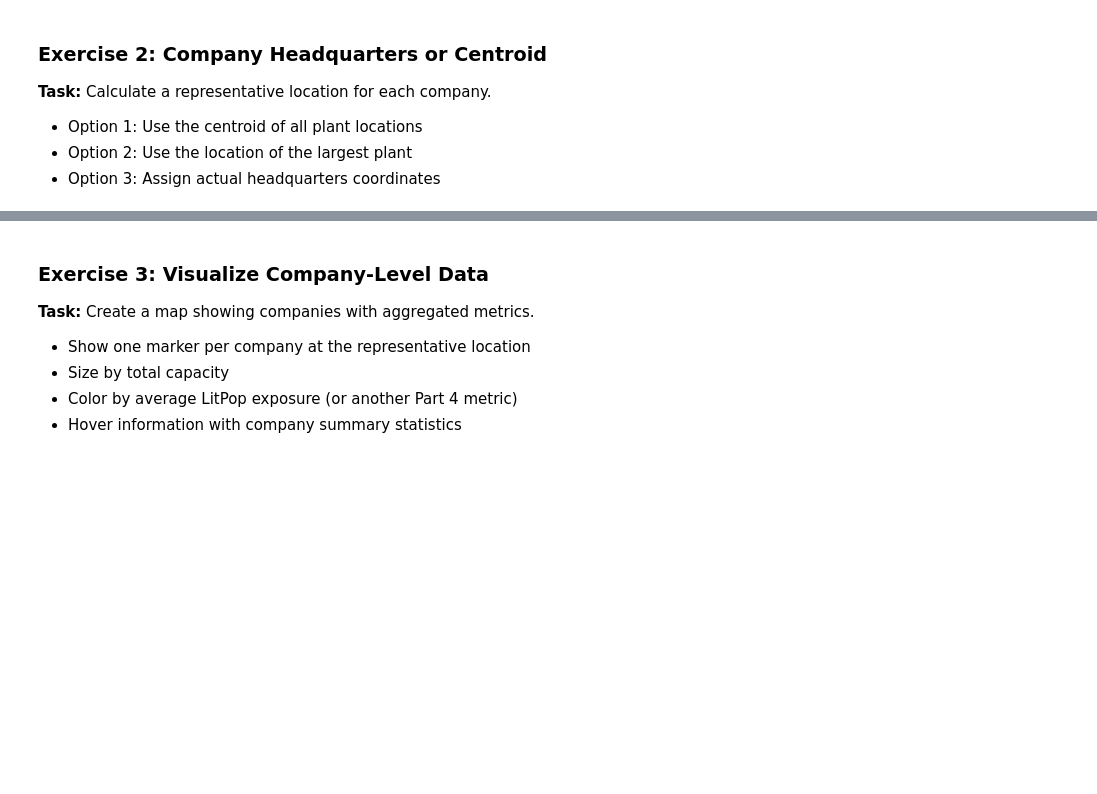
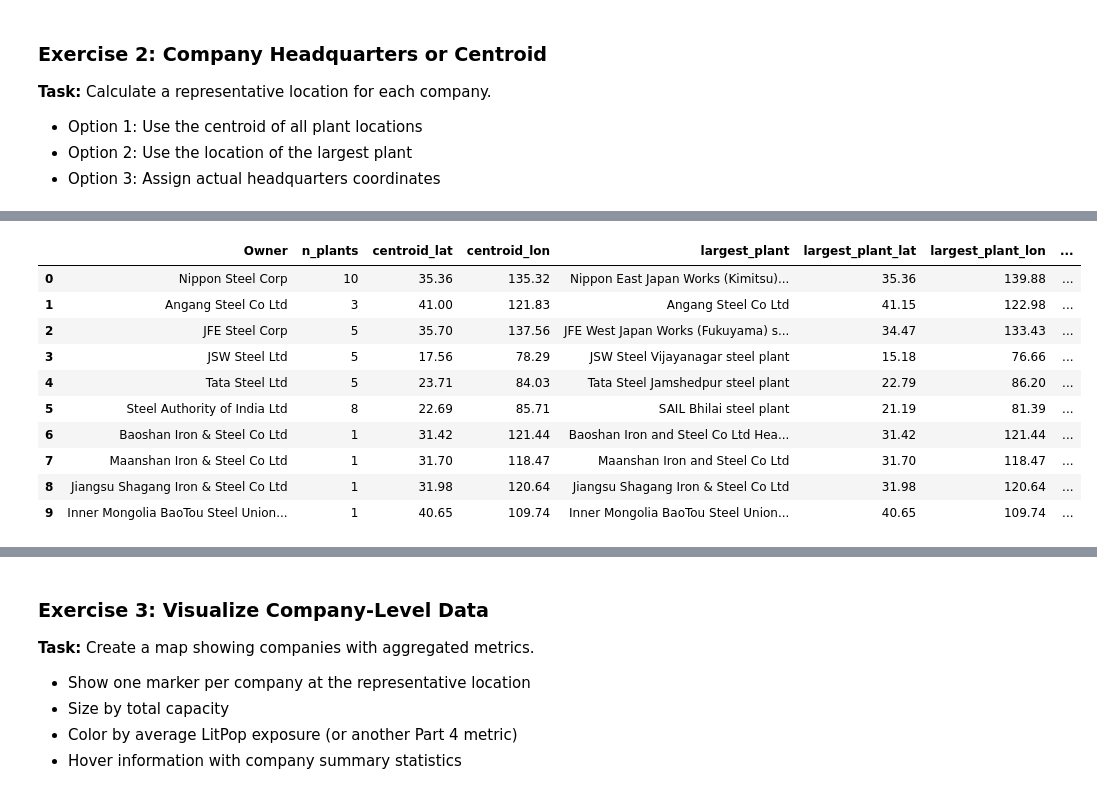
Before and after one commit to Jawadmallat/aidams-lab1-bennjima-gueddas-mallat-sanver-tanaci, a Jupyter notebook: lab_1.ipynb, the cells around one changed output, grey strips where cells are left out. Drawn from its saved outputs; the diff is of its cells as text; code cells hidden in the pictures; blank space fills up the shorter version.

```diff
--- a/lab_1.ipynb
+++ b/lab_1.ipynb
@@ -233,0 +1430,75 @@ Aggregate data at the company level to analyze corporate footprints — includin
+# %%
+# Calculate company representative locations
+#
+# Option 1 (centroid) and Option 2 (largest plant) are both computed. The
+# centroid is a spherical mean -- averaging degrees directly is wrong near the
+# antimeridian, and is inaccurate even away from it.
+
+def spherical_centroid(lat_deg: np.ndarray, lon_deg: np.ndarray) -> tuple[float, float]:
+    """Mean position on a sphere, via 3-D unit vectors."""
+    lat, lon = np.radians(lat_deg), np.radians(lon_deg)
+    x = np.mean(np.cos(lat) * np.cos(lon))
+    y = np.mean(np.cos(lat) * np.sin(lon))
+    z = np.mean(np.sin(lat))
+    return (np.degrees(np.arctan2(z, np.hypot(x, y))),
+            np.degrees(np.arctan2(y, x)))
+
+
+centroids = (
+    plants_merged.groupby("Owner")
+    .apply(lambda g: pd.Series(spherical_centroid(g["Latitude"].to_numpy(dtype="float64"),
+                                                  g["Longitude"].to_numpy(dtype="float64")),
+                               index=["centroid_lat", "centroid_lon"]),
+           include_groups=False)
+    .reset_index()
+)
+
+# Option 2: the company's largest plant by capacity (NaN capacity sorts last).
+largest = (
+    plants_merged.sort_values("capacity_ttpa", ascending=False, na_position="last")
+    .groupby("Owner", as_index=False)
+    .first()[["Owner", "Plant name (English)", "Latitude", "Longitude", "capacity_ttpa"]]
+    .rename(columns={"Plant name (English)": "largest_plant",
+                     "Latitude": "largest_plant_lat",
+                     "Longitude": "largest_plant_lon",
+                     "capacity_ttpa": "largest_plant_ttpa"})
+)
+
+companies = companies.merge(centroids, on="Owner", how="left").merge(largest, on="Owner", how="left")
+
+# Representative point used for mapping: the largest plant where one exists
+# (a real place), otherwise the centroid.
+companies["rep_lat"] = companies["largest_plant_lat"].fillna(companies["centroid_lat"])
+companies["rep_lon"] = companies["largest_plant_lon"].fillna(companies["centroid_lon"])
+companies["rep_source"] = np.where(companies["largest_plant_lat"].notna(),
+                                   "largest plant", "centroid")
+
+assert companies["rep_lat"].between(-90, 90).all()
+assert companies["rep_lon"].between(-180, 180).all()
+
+print("Representative location source:")
+print(companies["rep_source"].value_counts().to_string(), end="\n\n")
+
+# For single-plant companies the two options coincide -- check the multi-plant ones.
+multi = companies[companies["n_plants"] > 1]
+spread_km = EARTH_RADIUS_KM * np.radians(
+    np.hypot(multi["centroid_lat"] - multi["largest_plant_lat"],
+             (multi["centroid_lon"] - multi["largest_plant_lon"])
+             * np.cos(np.radians(multi["centroid_lat"]))))
+print(f"For the {len(multi):,} multi-plant companies, centroid and largest-plant "
+      f"locations differ by a median of {spread_km.median():,.0f} km "
+      f"(max {spread_km.max():,.0f} km).")
+display(companies.head(10)[[
+    "Owner", "n_plants", "centroid_lat", "centroid_lon",
+    "largest_plant", "largest_plant_lat", "largest_plant_lon", "rep_source"]])
+
+_rep_counts = companies["rep_source"].value_counts()
+display(Markdown(f"""
+> ### 📍 Company representative locations
+> - **{_rep_counts.get('largest plant', 0):,}** companies represented by their **largest plant**,
+>   **{_rep_counts.get('centroid', 0):,}** by a **spherical centroid** (single-plant companies, where the two coincide).
+> - For the **{len(multi):,} multi-plant companies**, centroid vs. largest-plant location
+>   differs by a median of **{spread_km.median():,.0f} km** (max {spread_km.max():,.0f} km) --
+>   a reminder that "one point per company" hides real geographic spread.
+""".strip()))
+# %% [output]
@@ -233,0 +1510,11 @@ Aggregate data at the company level to analyze corporate footprints — includin
+|  | Owner | n_plants | centroid_lat | centroid_lon | largest_plant | largest_plant_lat | largest_plant_lon | ... |
+| 0 | Nippon Steel Corp | 10 | 35.36 | 135.32 | Nippon East Japan Works (Kimitsu)... | 35.36 | 139.88 | ... |
+| 1 | Angang Steel Co Ltd | 3 | 41.00 | 121.83 | Angang Steel Co Ltd | 41.15 | 122.98 | ... |
+| 2 | JFE Steel Corp | 5 | 35.70 | 137.56 | JFE West Japan Works (Fukuyama) s... | 34.47 | 133.43 | ... |
+| 3 | JSW Steel Ltd | 5 | 17.56 | 78.29 | JSW Steel Vijayanagar steel plant | 15.18 | 76.66 | ... |
+| 4 | Tata Steel Ltd | 5 | 23.71 | 84.03 | Tata Steel Jamshedpur steel plant | 22.79 | 86.20 | ... |
+| 5 | Steel Authority of India Ltd | 8 | 22.69 | 85.71 | SAIL Bhilai steel plant | 21.19 | 81.39 | ... |
+| 6 | Baoshan Iron & Steel Co Ltd | 1 | 31.42 | 121.44 | Baoshan Iron and Steel Co Ltd Hea... | 31.42 | 121.44 | ... |
+| 7 | Maanshan Iron & Steel Co Ltd | 1 | 31.70 | 118.47 | Maanshan Iron and Steel Co Ltd | 31.70 | 118.47 | ... |
+| 8 | Jiangsu Shagang Iron & Steel Co Ltd | 1 | 31.98 | 120.64 | Jiangsu Shagang Iron & Steel Co Ltd | 31.98 | 120.64 | ... |
+| 9 | Inner Mongolia BaoTou Steel Union... | 1 | 40.65 | 109.74 | Inner Mongolia BaoTou Steel Union... | 40.65 | 109.74 | ... |
```
Also changed, not shown: parts of 47 cells of this notebook, 14 other files.
